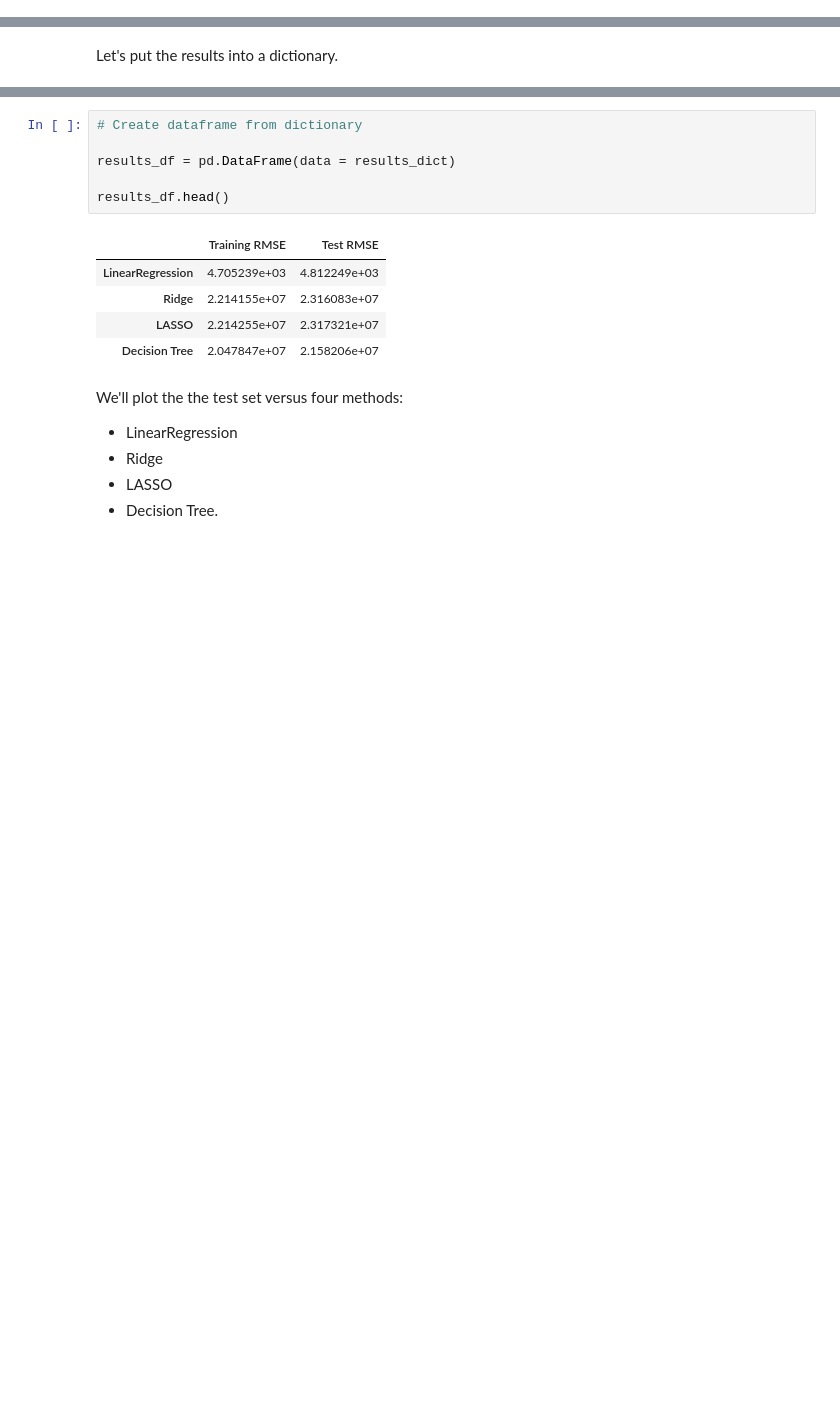
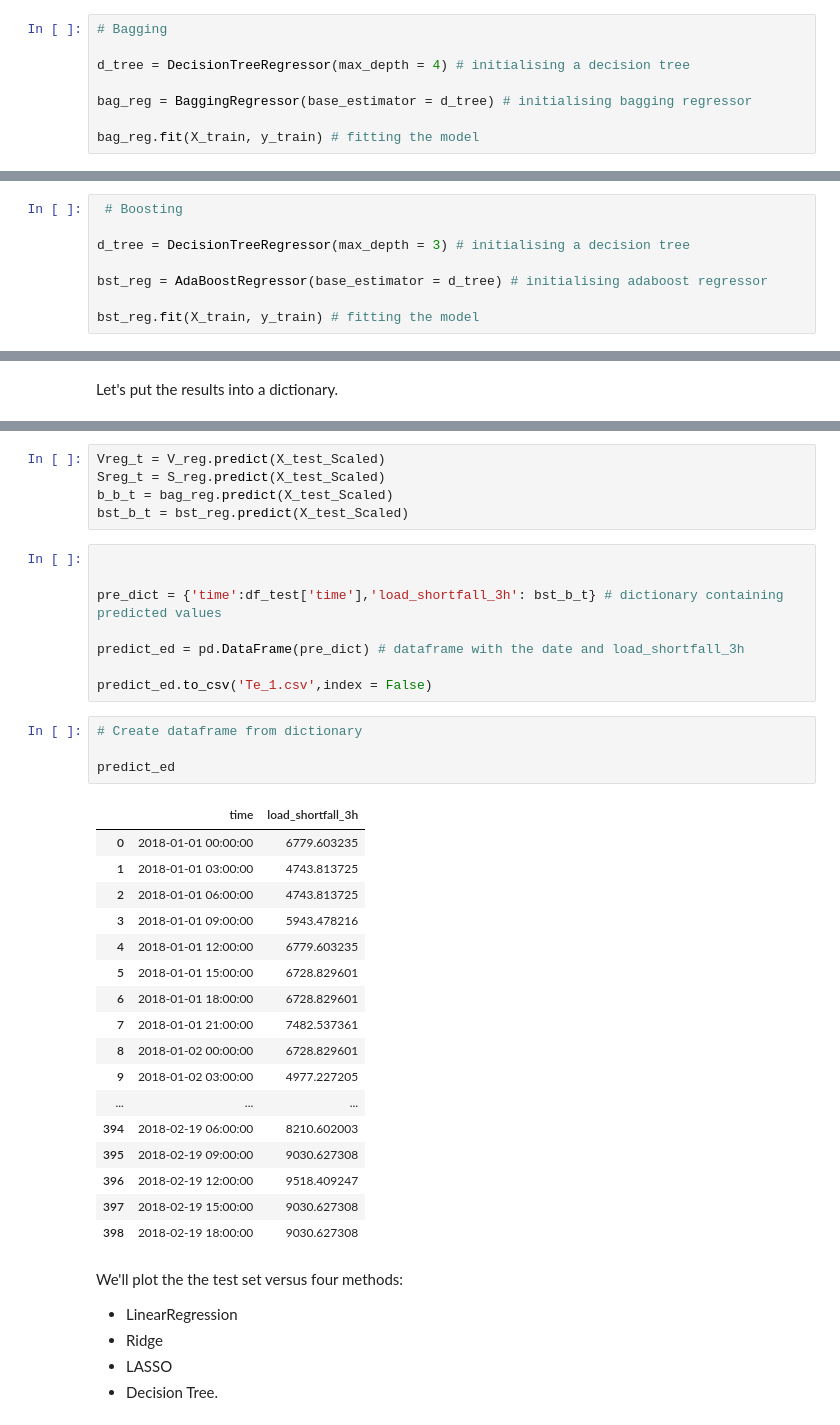
Before and after one commit to kwanda2426/load-shortfall-regression-predict-api-template, a Jupyter notebook: latest_note_book.ipynb, the cells around one changed output, grey strips where cells are left out. Drawn from its saved outputs; the diff is of its cells as text; blank space fills up the shorter version.

```diff
--- a/latest_note_book.ipynb
+++ b/latest_note_book.ipynb
@@ -519,0 +518,8 @@ StackingRegressor(cv=None,
+# %%
+# Bagging
+
+d_tree = DecisionTreeRegressor(max_depth = 4) # initialising a decision tree
+
+bag_reg = BaggingRegressor(base_estimator = d_tree) # initialising bagging regressor
+
+bag_reg.fit(X_train, y_train) # fitting the model
@@ -519,0 +543,8 @@ StackingRegressor(cv=None,
+# %%
+ # Boosting
+
+d_tree = DecisionTreeRegressor(max_depth = 3) # initialising a decision tree
+
+bst_reg = AdaBoostRegressor(base_estimator = d_tree) # initialising adaboost regressor
+
+bst_reg.fit(X_train, y_train) # fitting the model
@@ -569,17 +616,40 @@ results_dict = {'Training RMSE':
                     }
                 }
+# %%
+Vreg_t = V_reg.predict(X_test_Scaled)
+Sreg_t = S_reg.predict(X_test_Scaled)
+b_b_t = bag_reg.predict(X_test_Scaled)
+bst_b_t = bst_reg.predict(X_test_Scaled)
+# %%
+
+
+pre_dict = {'time':df_test['time'],'load_shortfall_3h': bst_b_t} # dictionary containing predicted values
+
+predict_ed = pd.DataFrame(pre_dict) # dataframe with the date and load_shortfall_3h
+
+predict_ed.to_csv('Te_1.csv',index = False)
 # %%
 # Create dataframe from dictionary
 
-results_df = pd.DataFrame(data = results_dict)
-
-results_df.head()
+predict_ed
 # %% [output]
-|  | Training RMSE | Test RMSE |
-| LinearRegression | 4.705239e+03 | 4.812249e+03 |
-| Ridge | 2.214155e+07 | 2.316083e+07 |
-| LASSO | 2.214255e+07 | 2.317321e+07 |
-| Decision Tree | 2.047847e+07 | 2.158206e+07 |
+|  | time | load_shortfall_3h |
+| 0 | 2018-01-01 00:00:00 | 6779.603235 |
+| 1 | 2018-01-01 03:00:00 | 4743.813725 |
+| 2 | 2018-01-01 06:00:00 | 4743.813725 |
+| 3 | 2018-01-01 09:00:00 | 5943.478216 |
+| 4 | 2018-01-01 12:00:00 | 6779.603235 |
+| 5 | 2018-01-01 15:00:00 | 6728.829601 |
+| 6 | 2018-01-01 18:00:00 | 6728.829601 |
+| 7 | 2018-01-01 21:00:00 | 7482.537361 |
+| 8 | 2018-01-02 00:00:00 | 6728.829601 |
+| 9 | 2018-01-02 03:00:00 | 4977.227205 |
+| ... | ... | ... |
+| 394 | 2018-02-19 06:00:00 | 8210.602003 |
+| 395 | 2018-02-19 09:00:00 | 9030.627308 |
+| 396 | 2018-02-19 12:00:00 | 9518.409247 |
+| 397 | 2018-02-19 15:00:00 | 9030.627308 |
+| 398 | 2018-02-19 18:00:00 | 9030.627308 |
 # %% [markdown]
 We'll plot the the test set versus four methods:
 
```
Also changed, not shown: parts of 15 cells of this notebook.
